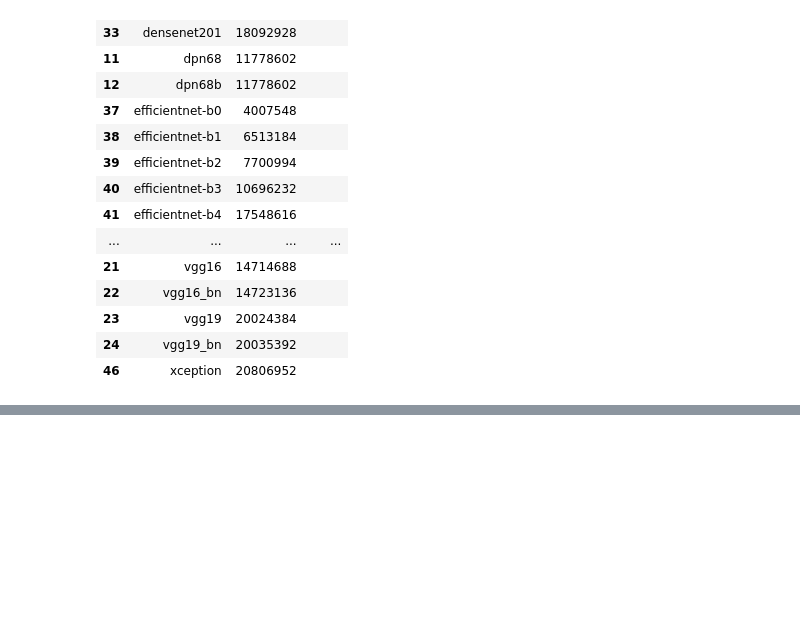
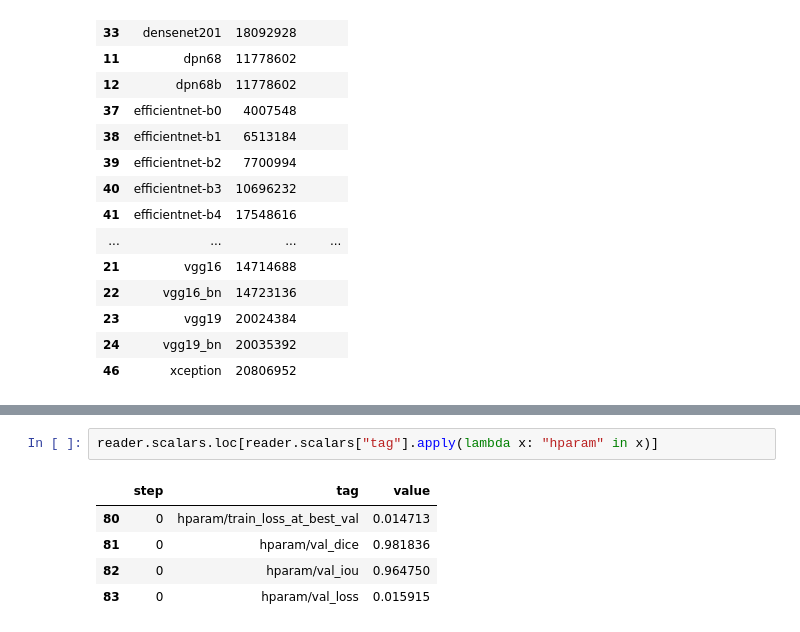
Before and after one commit to Arueris/Segmentation, a Jupyter notebook: dev.ipynb, the cells around one changed output, grey strips where cells are left out. Saved outputs shown, nothing was run; the diff lists cells and outputs as text; blank space fills up the shorter version.

```diff
--- a/dev.ipynb
+++ b/dev.ipynb
@@ -257,0 +276,8 @@ df.loc[df["params"] < (22 * 1e6)].sort_values("encoder")
+# %%
+reader.scalars.loc[reader.scalars["tag"].apply(lambda x: "hparam" in x)]
+# %% [output]
+|  | step | tag | value |
+| 80 | 0 | hparam/train_loss_at_best_val | 0.014713 |
+| 81 | 0 | hparam/val_dice | 0.981836 |
+| 82 | 0 | hparam/val_iou | 0.964750 |
+| 83 | 0 | hparam/val_loss | 0.015915 |
```
Also changed, not shown: parts of 4 cells of this notebook, 7 other files.
